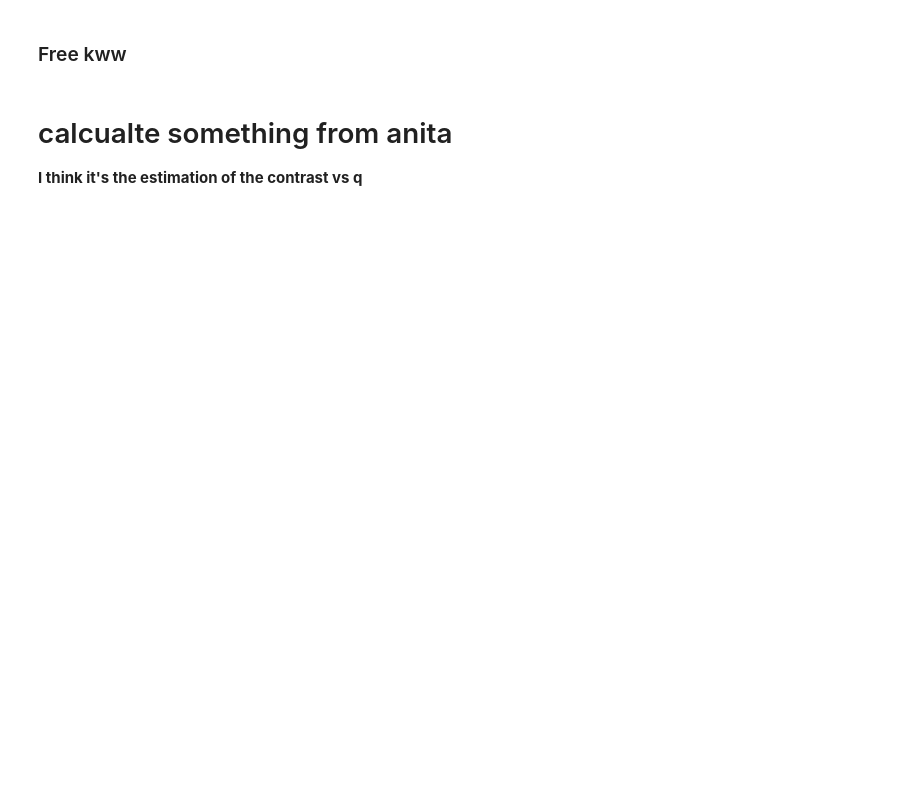
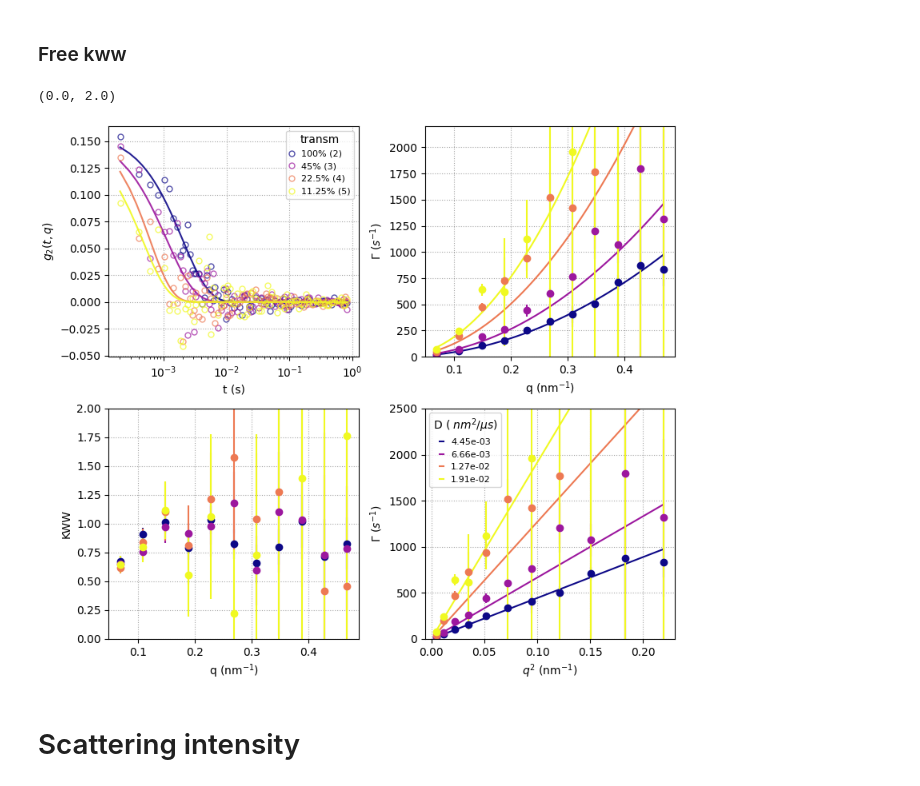
Before and after one commit to maddalenabin/id10-ferritin-2022, a Jupyter notebook: 01-notebooks/02-fluxes.ipynb, the cells around one changed output. Cells and saved outputs as stored; diff of their text form; code cells hidden in the pictures; blank space fills up the shorter version.

```diff
--- a/01-notebooks/02-fluxes.ipynb
+++ b/01-notebooks/02-fluxes.ipynb
@@ -157,58 +256,56 @@ a3.legend(fontsize=8, handlelength=.8);
 # %% [markdown]
 ### Free kww
 # %%
-mpl.rcParams.update({"axes.grid" : True, "grid.color": "gray", "grid.linestyle":":", "grid.alpha": "0.7"})
 f, ((a1,a2),(a3,a4)) = plt.subplots(2,2,figsize=(8,7), constrained_layout=True)
+col = plt.cm.plasma(np.linspace(0,1,len(datasetnumbers)))
 
-# f = plt.figure(figsize=(8,4), constrained_layout=True)
-# gs = f.add_gridspec(2, 3)
-# a1 = f.add_subplot(gs[:2, :2])
-# a3 = f.add_subplot(gs[0, 2])
-# a4 = f.add_subplot(gs[1, 2])
+qv_sel = 5
+tol = 1e-3
+qv_min, qv_max = 1, len(qv)
 
-col = plt.cm.plasma(np.linspace(0,1,len(datasetnumbers)))
-# taus, dtaus = [], []
+for i in range(len(datasetnumbers)):
+    taus, dtaus = [], []
+    kww, dkww = [], []
 
-beta_p0, dbeta_p0 = 0.14, 1e-1
-qv_sel = 5
-qv_min, qv_max = 1, len(qv)
-for i in range(len(datasetnumbers)):
-#     base = np.average(g2s[i,i,-15:])
-    base = 0
     for q in range(qv_min, qv_max):
-#         beta_p0 = 0.14
-        popt,xc,curve,perr = fit(exponential_kww, delay, g2s[i,q,:]-base, p0=[beta_p0,5e-2,1,1.], bounds=[(beta_p0-dbeta_p0,0,0,0),(beta_p0+dbeta_p0,np.infty,3,2)])
+        base = np.average(g2s[i,q,-15:])
+        popt,xc,curve,perr = fit(exponential_kww,  delays[i,:], g2s[i,q,:]-base, p0=[beta_vs_q[q],5e-2,1.],
+                                 bounds=[(beta_vs_q[q]-tol,0,0),(beta_vs_q[q]+tol,np.infty,3)])
+        taus.append(popt[1])
+        dtaus.append(perr[1])
+        kww.append(popt[2])
+        dkww.append(perr[2])
 
         if q==qv_sel:
-            a1.plot(delay, g2s[i,q,:]-base, c=col[i], ls='', marker='o', ms=5, mfc='none', alpha=0.7, label=f'{Tr[i]}% ({datasetnumbers[i]})')
-            a1.plot(xc, curve, c=col[i], ls='-', alpha=0.9, label=f'{qv[q]:.2f}')
-
-            a2.errorbar(qv[i], popt[0], perr[0], c=col[i], ls='', marker='o')
-            a4.errorbar(qv[i], popt[3], perr[3], c=col[i], ls='', marker='o')
-            taus.append(popt[1])
-            dtaus.append(perr[1])
-#         popt,xc,curve,perr = fit(exponential, delay, g2s[i,qq,:]-base, p0=[beta_p0,5e-2,1], bounds=[(beta_p0-1e-3,0,0),(beta_p0+1e-3,np.infty,3)])
-#         a1.plot(xc, curve, c=col[i], ls='-', alpha=0.9, label=f'{qv[qq]:.2f}')
-#         a2.errorbar(qv[i], popt[0], perr[0], c='r', ls='', marker='o')
-#         taus.append(popt[1])
-#         dtaus.append(perr[1])
+            a1.plot( delays[i,:], g2s[i,q,:]-base, c=col[i], ls='', marker='o', ms=5, mfc='none', alpha=0.7, label=f'{Tr[i]}% ({datasetnumbers[i]})')
+            a1.plot(xc, curve, c=col[i], ls='-', alpha=0.9)#, label=f'{qv[q]:.2f}')
 
     taus, dtaus = np.asarray(taus), np.asarray(dtaus)
+    kww, dkww = np.asarray(kww), np.asarray(dkww)
+
     popt,xc,curve,perr = fit(linear, qv[qv_min:qv_max]**2, 1/taus, sigma=dtaus/(taus**2), p0=[5e3])
-    a3.plot(xc, curve, c=col[i], label=f'{popt[0]*1e-6:.2e} ${{nm}}^{{2}}$/${{\mu s}}$')
-    a3.errorbar( qv[qv_min:qv_max]**2, 1/taus, dtaus/(taus**2),  c=col[i], ls='', marker='o')
 
-f.sup_title(f"{runname}, T={T[:-2]}K")
-a1.legend(title=r'q (nm$^{-1}$)', fontsize=8, bbox_to_anchor=[1,1], handlelength=.5)
+    a2.plot(np.sqrt(xc), curve, c=col[i], label=f'{popt[0]*1e-6:.2e}')
+    a2.errorbar(qv[qv_min:qv_max], 1/taus, dtaus/(taus**2),  c=col[i], ls='', marker='o')
+    a4.plot(xc, curve, c=col[i], label=f'{popt[0]*1e-6:.2e}')
+    a4.errorbar( qv[qv_min:qv_max]**2, 1/taus, dtaus/(taus**2),  c=col[i], ls='', marker='o')
+    a3.errorbar(qv[qv_min:qv_max], kww, dkww, c=col[i], ls='', marker='o', label=f'{popt[0]*1e-6:.2e} ${{nm}}^{{2}}$/${{\mu s}}$')
+
+# f.sup_title(f"{runname}, T={T[:-2]}K")
+a1.legend(title=r'transm', fontsize=8, bbox_to_anchor=[1,1], handlelength=.5)
+a4.legend(title=r'D ( ${{nm}}^{{2}}$/${{\mu s}}$)', fontsize=8, handlelength=.5)
 a1.set_xscale('log')
 a1.set_xlabel(r't (s)')
 a1.set_ylabel(r'$g_2(t,q)$')
 a2.set_xlabel(r'q (nm$^{-1}$)')
-a2.set_ylabel('contrast')
-a3.set_xlabel(r'$q^2$ (nm$^{-1}$)')
-a3.set_ylabel(r'$\Gamma$ ($s^{-1}$)')
-a4.set_xlabel(r'q (nm$^{-1}$)')
-a4.set_ylabel('KWW')
+a2.set_ylabel(r'$\Gamma$ ($s^{-1}$)')
+a2.set_ylim(0,2200)
+a4.set_xlabel(r'$q^2$ (nm$^{-1}$)')
+a4.set_ylabel(r'$\Gamma$ ($s^{-1}$)')
+a4.set_ylim(0,2500)
+a3.set_xlabel(r'q (nm$^{-1}$)')
+a3.set_ylabel('KWW')
+a3.set_ylim(0,2)
+# %% [output]
+(0.0, 2.0)
+[figure, added]
-# %% [markdown]
-# calcualte something from anita
-**I think it's the estimation of the contrast vs q**
@@ -251,0 +312,2 @@ def calculate_theta(q,E):
+# %% [markdown]
+# Scattering intensity
```
Also changed, not shown: parts of 23 cells of this notebook, 10 other files.
